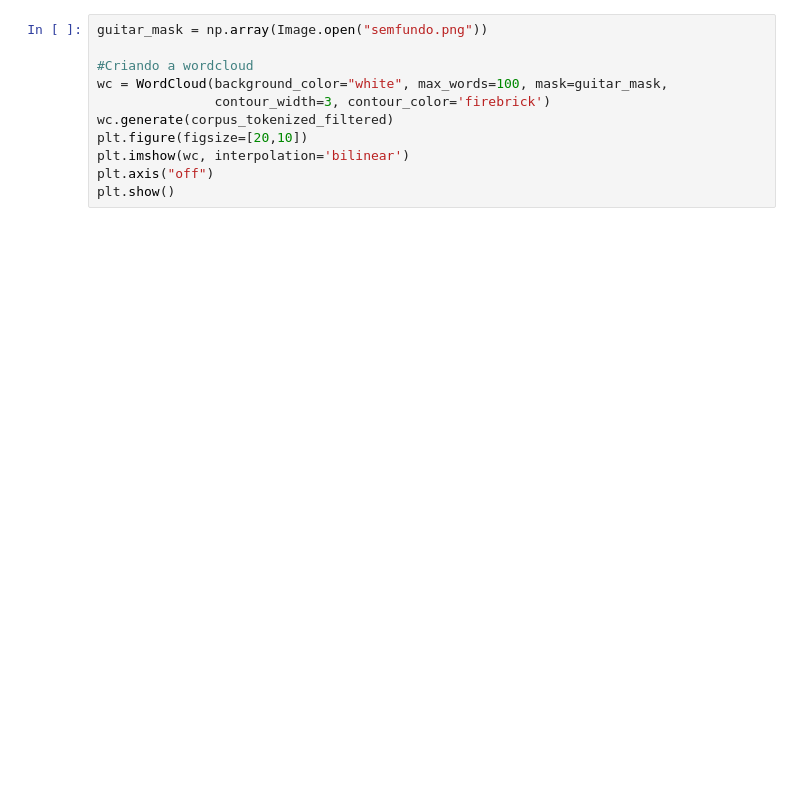
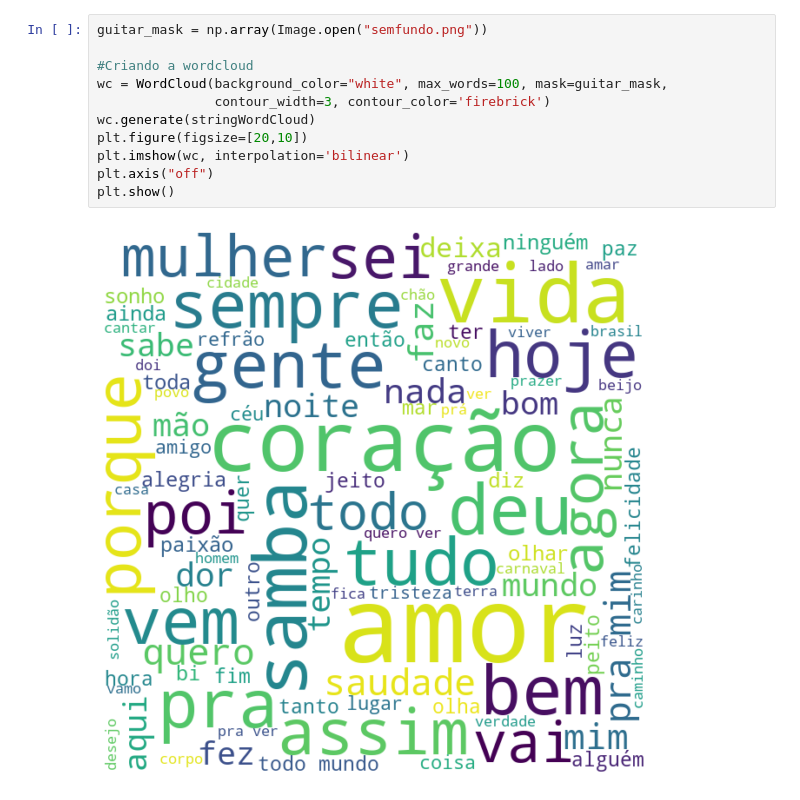
Before and after one commit to NathanLCR/natural-language-letras, a Jupyter notebook: WordCloudCreation.ipynb, the cells around one changed output. Drawn from its saved outputs; the diff is of its cells as text; blank space fills up the shorter version.

```diff
--- a/WordCloudCreation.ipynb
+++ b/WordCloudCreation.ipynb
@@ -35,11 +61,13 @@ for word in top_100_tokens:
 # %%
 guitar_mask = np.array(Image.open("semfundo.png"))
 
 #Criando a wordcloud
 wc = WordCloud(background_color="white", max_words=100, mask=guitar_mask,
                contour_width=3, contour_color='firebrick')
-wc.generate(corpus_tokenized_filtered)
+wc.generate(stringWordCloud)
 plt.figure(figsize=[20,10])
 plt.imshow(wc, interpolation='bilinear')
 plt.axis("off")
 plt.show()
+# %% [output]
+[figure, added]
```
Also changed, not shown: parts of 9 cells of this notebook.
